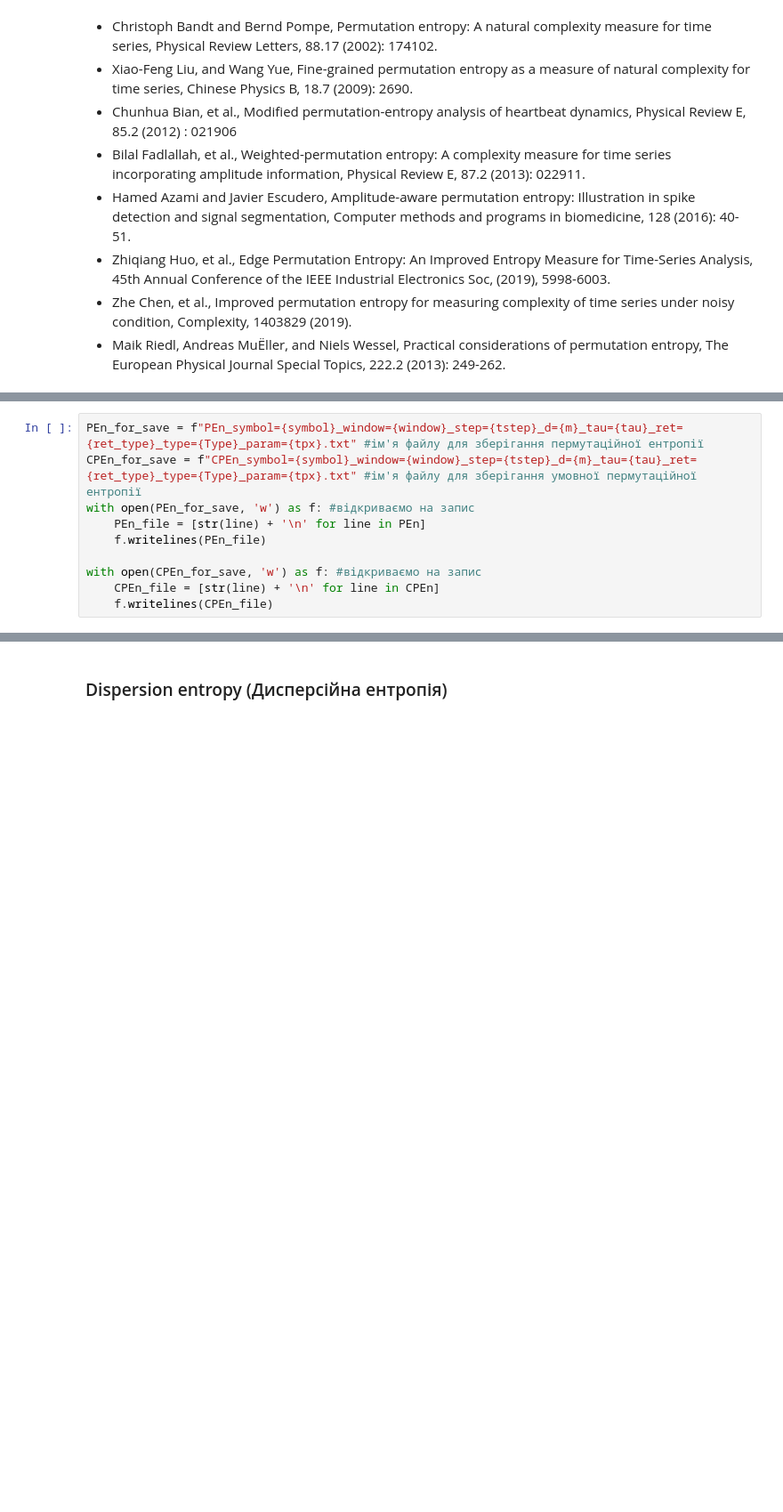
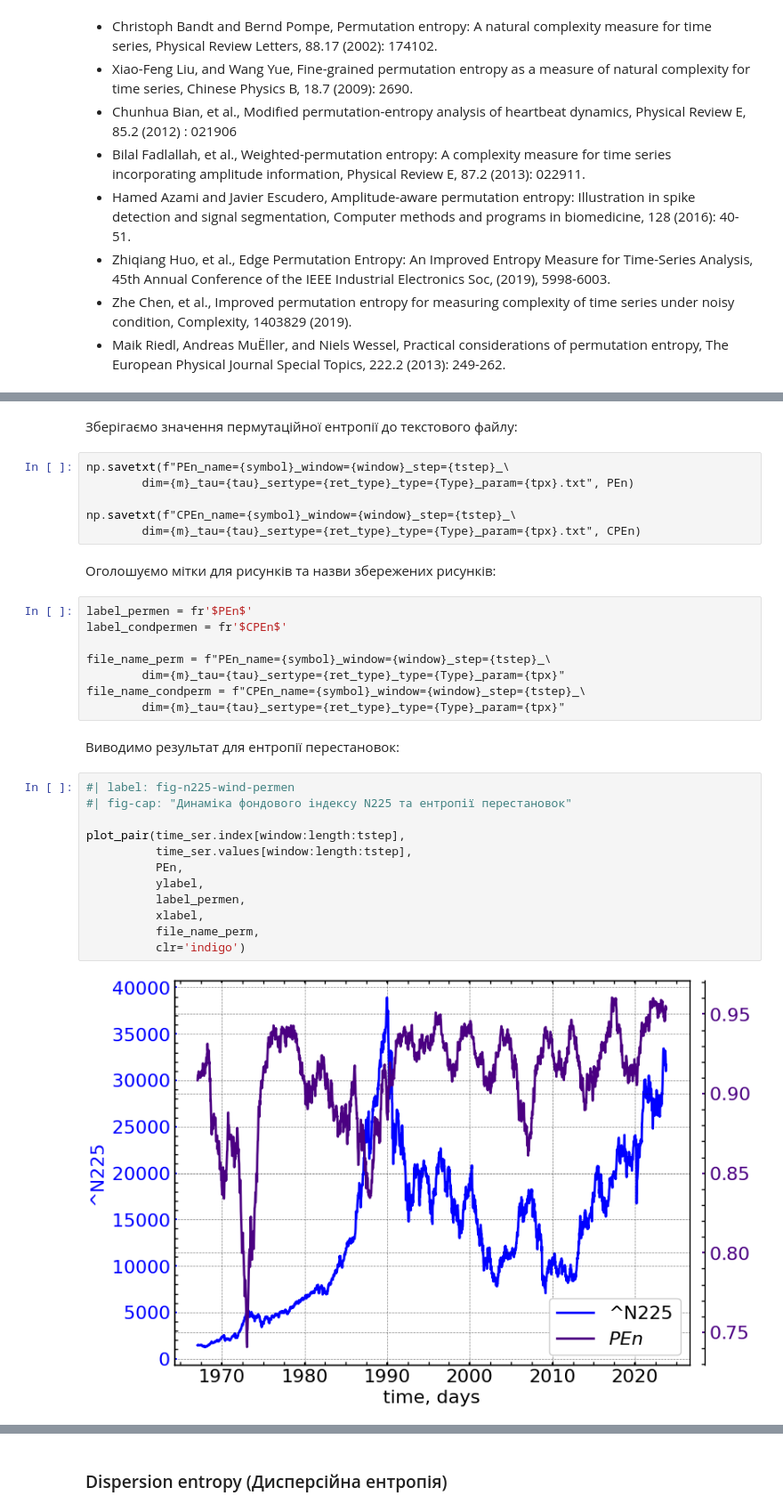
Before and after one commit to Butman2099/Complex-systems-book, a Jupyter notebook: lab_5.ipynb, the cells around one changed output, grey strips where cells are left out. Shown at 89% size. Cells and saved outputs as stored; diff of their text form; blank space fills up the shorter version.

```diff
--- a/lab_5.ipynb
+++ b/lab_5.ipynb
@@ -545,12 +571,2 @@ for i in range(0,n-window,tstep):
     PEn.append(Pnorm[-1])
     CPEn.append(cPE[-1])
-# %%
-PEn_for_save = f"PEn_symbol={symbol}_window={window}_step={tstep}_d={m}_tau={tau}_ret={ret_type}_type={Type}_param={tpx}.txt" #ім'я файлу для зберігання пермутаційної ентропії
-CPEn_for_save = f"CPEn_symbol={symbol}_window={window}_step={tstep}_d={m}_tau={tau}_ret={ret_type}_type={Type}_param={tpx}.txt" #ім'я файлу для зберігання умовної пермутаційної ентропії
-with open(PEn_for_save, 'w') as f: #відкриваємо на запис
-    PEn_file = [str(line) + '\n' for line in PEn]
-    f.writelines(PEn_file)
-
-with open(CPEn_for_save, 'w') as f: #відкриваємо на запис
-    CPEn_file = [str(line) + '\n' for line in CPEn]
-    f.writelines(CPEn_file)
@@ -590,0 +573,34 @@ plt.show()
+# %% [markdown]
+Зберігаємо значення пермутаційної ентропії до текстового файлу:
+# %%
+np.savetxt(f"PEn_name={symbol}_window={window}_step={tstep}_\
+        dim={m}_tau={tau}_sertype={ret_type}_type={Type}_param={tpx}.txt", PEn)
+
+np.savetxt(f"CPEn_name={symbol}_window={window}_step={tstep}_\
+        dim={m}_tau={tau}_sertype={ret_type}_type={Type}_param={tpx}.txt", CPEn)
+# %% [markdown]
+Оголошуємо мітки для рисунків та назви збережених рисунків:
+# %%
+label_permen = fr'$PEn$'
+label_condpermen = fr'$CPEn$'
+
+file_name_perm = f"PEn_name={symbol}_window={window}_step={tstep}_\
+        dim={m}_tau={tau}_sertype={ret_type}_type={Type}_param={tpx}"
+file_name_condperm = f"CPEn_name={symbol}_window={window}_step={tstep}_\
+        dim={m}_tau={tau}_sertype={ret_type}_type={Type}_param={tpx}"
+# %% [markdown]
+Виводимо результат для ентропії перестановок:
+# %%
+#| label: fig-n225-wind-permen
+#| fig-cap: "Динаміка фондового індексу N225 та ентропії перестановок"
+
+plot_pair(time_ser.index[window:length:tstep],
+          time_ser.values[window:length:tstep],
+          PEn,
+          ylabel,
+          label_permen,
+          xlabel,
+          file_name_perm,
+          clr='indigo')
+# %% [output]
+[figure, added]
```
Also changed, not shown: parts of 51 cells of this notebook, 28 other files.
